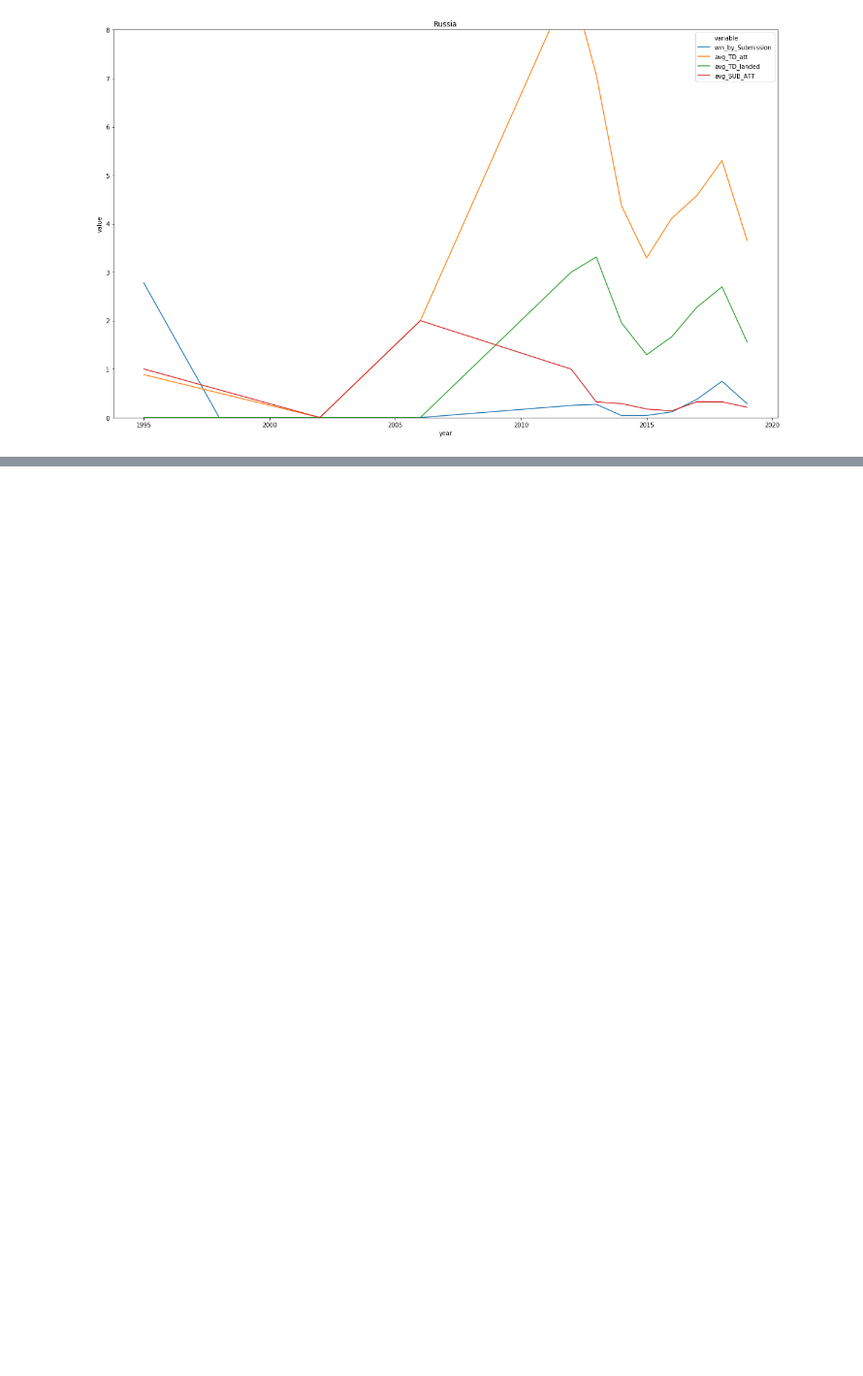
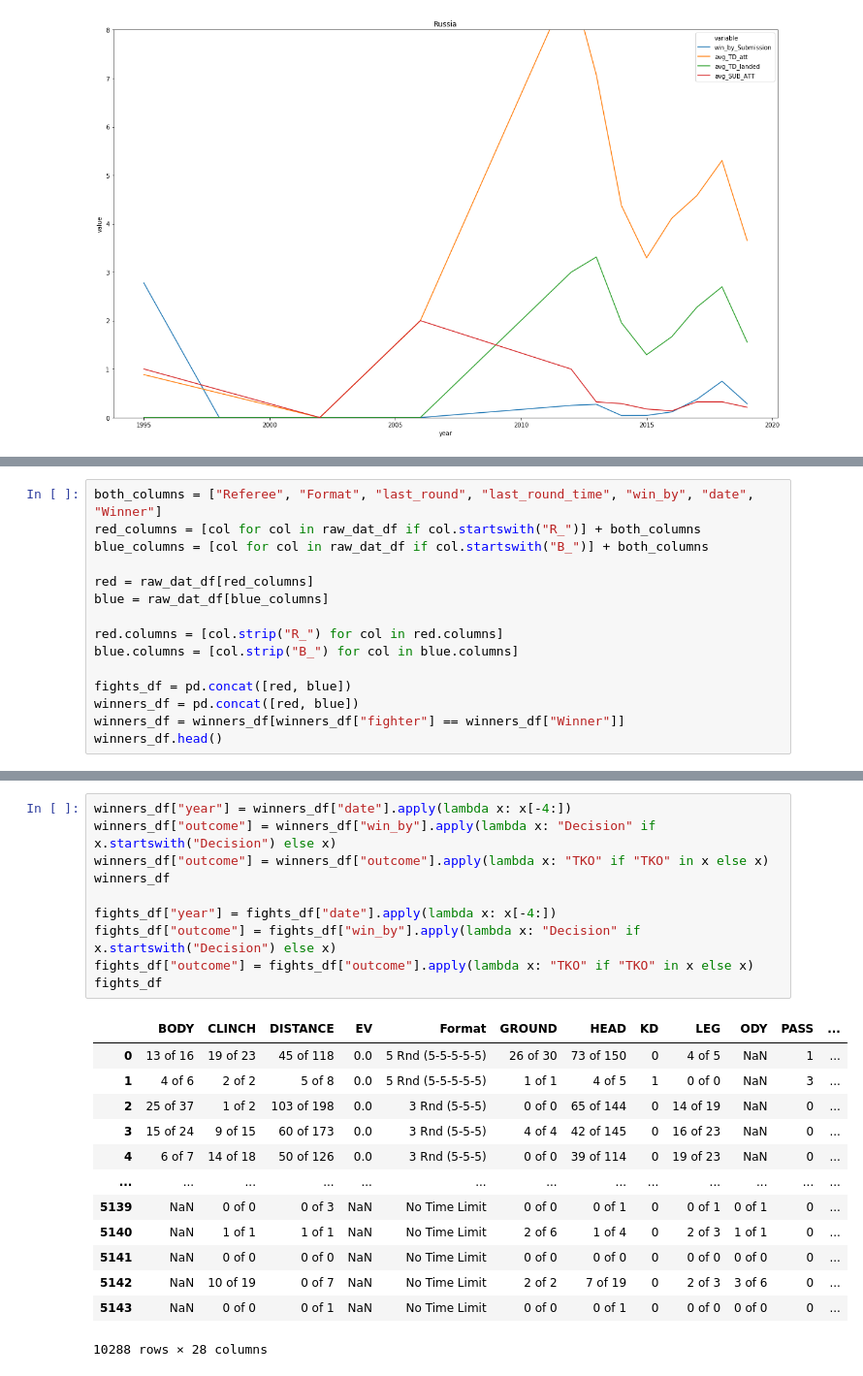
Before and after one commit to ekoly/DS-Unit-1-Build, a Jupyter notebook: ipynb/explore_data.ipynb, the cells around one changed output, grey strips where cells are left out. Shown at 97% size. Saved outputs shown, nothing was run; the diff lists cells and outputs as text; blank space fills up the shorter version.

```diff
--- a/ipynb/explore_data.ipynb
+++ b/ipynb/explore_data.ipynb
@@ -546,0 +559,15 @@ KeyError: ignored
+# %%
+both_columns = ["Referee", "Format", "last_round", "last_round_time", "win_by", "date", "Winner"]
+red_columns = [col for col in raw_dat_df if col.startswith("R_")] + both_columns
+blue_columns = [col for col in raw_dat_df if col.startswith("B_")] + both_columns
+
+red = raw_dat_df[red_columns]
+blue = raw_dat_df[blue_columns]
+
+red.columns = [col.strip("R_") for col in red.columns]
+blue.columns = [col.strip("B_") for col in blue.columns]
+
+fights_df = pd.concat([red, blue])
+winners_df = pd.concat([red, blue])
+winners_df = winners_df[winners_df["fighter"] == winners_df["Winner"]]
+winners_df.head()
@@ -546,0 +595,24 @@ KeyError: ignored
+# %%
+winners_df["year"] = winners_df["date"].apply(lambda x: x[-4:])
+winners_df["outcome"] = winners_df["win_by"].apply(lambda x: "Decision" if x.startswith("Decision") else x)
+winners_df["outcome"] = winners_df["outcome"].apply(lambda x: "TKO" if "TKO" in x else x)
+winners_df
+
+fights_df["year"] = fights_df["date"].apply(lambda x: x[-4:])
+fights_df["outcome"] = fights_df["win_by"].apply(lambda x: "Decision" if x.startswith("Decision") else x)
+fights_df["outcome"] = fights_df["outcome"].apply(lambda x: "TKO" if "TKO" in x else x)
+fights_df
+# %% [output]
+|  | BODY | CLINCH | DISTANCE | EV | Format | GROUND | HEAD | KD | LEG | ODY | PASS | ... |
+| 0 | 13 of 16 | 19 of 23 | 45 of 118 | 0.0 | 5 Rnd (5-5-5-5-5) | 26 of 30 | 73 of 150 | 0 | 4 of 5 | NaN | 1 | ... |
+| 1 | 4 of 6 | 2 of 2 | 5 of 8 | 0.0 | 5 Rnd (5-5-5-5-5) | 1 of 1 | 4 of 5 | 1 | 0 of 0 | NaN | 3 | ... |
+| 2 | 25 of 37 | 1 of 2 | 103 of 198 | 0.0 | 3 Rnd (5-5-5) | 0 of 0 | 65 of 144 | 0 | 14 of 19 | NaN | 0 | ... |
+| 3 | 15 of 24 | 9 of 15 | 60 of 173 | 0.0 | 3 Rnd (5-5-5) | 4 of 4 | 42 of 145 | 0 | 16 of 23 | NaN | 0 | ... |
+| 4 | 6 of 7 | 14 of 18 | 50 of 126 | 0.0 | 3 Rnd (5-5-5) | 0 of 0 | 39 of 114 | 0 | 19 of 23 | NaN | 0 | ... |
+| ... | ... | ... | ... | ... | ... | ... | ... | ... | ... | ... | ... | ... |
+| 5139 | NaN | 0 of 0 | 0 of 3 | NaN | No Time Limit | 0 of 0 | 0 of 1 | 0 | 0 of 1 | 0 of 1 | 0 | ... |
+| 5140 | NaN | 1 of 1 | 1 of 1 | NaN | No Time Limit | 2 of 6 | 1 of 4 | 0 | 2 of 3 | 1 of 1 | 0 | ... |
+| 5141 | NaN | 0 of 0 | 0 of 0 | NaN | No Time Limit | 0 of 0 | 0 of 0 | 0 | 0 of 0 | 0 of 0 | 0 | ... |
+| 5142 | NaN | 10 of 19 | 0 of 7 | NaN | No Time Limit | 2 of 2 | 7 of 19 | 0 | 2 of 3 | 3 of 6 | 0 | ... |
+| 5143 | NaN | 0 of 0 | 0 of 1 | NaN | No Time Limit | 0 of 0 | 0 of 1 | 0 | 0 of 0 | 0 of 0 | 0 | ... |
+10288 rows × 28 columns
```
Also changed, not shown: parts of 12 cells of this notebook.
